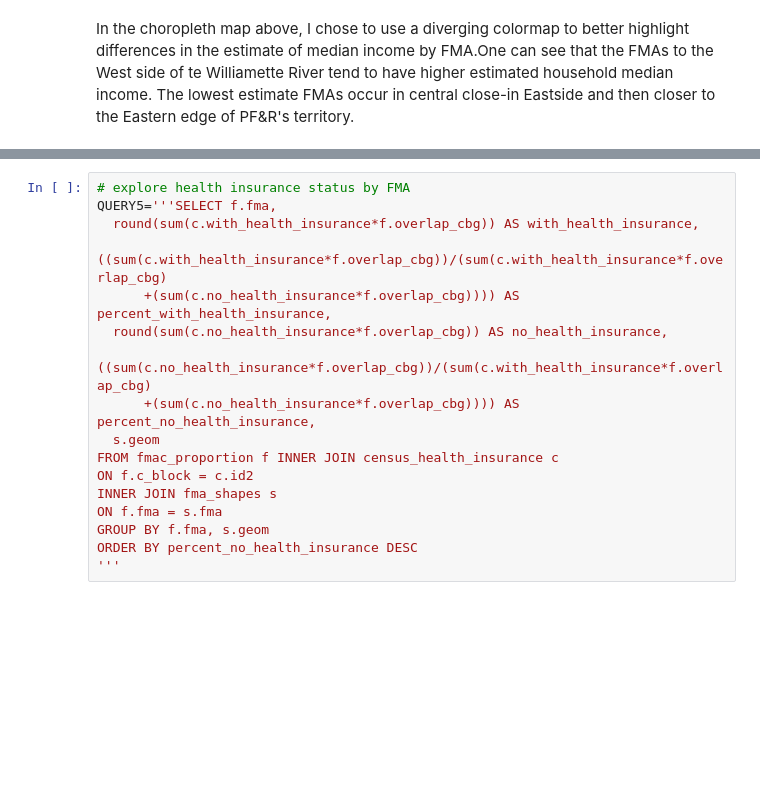
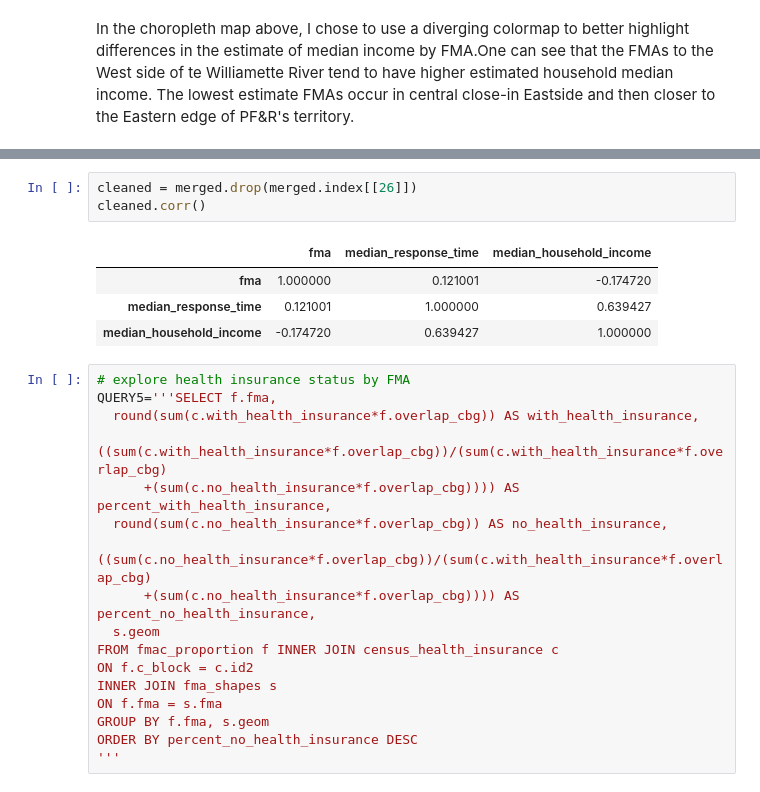
Before and after one commit to hackoregon/emergency-response, a Jupyter notebook: notebooks/census_eda_geo.ipynb, the cells around one changed output, grey strips where cells are left out. Cells and saved outputs as stored; diff of their text form; blank space fills up the shorter version.

```diff
--- a/notebooks/census_eda_geo.ipynb
+++ b/notebooks/census_eda_geo.ipynb
@@ -507,4 +527,12 @@ sns.lmplot('median_household_income', 'median_response_time',
 [figure]
+# %%
+cleaned = merged.drop(merged.index[[26]])
+cleaned.corr()
+# %% [output]
+|  | fma | median_response_time | median_household_income |
+| fma | 1.000000 | 0.121001 | -0.174720 |
+| median_response_time | 0.121001 | 1.000000 | 0.639427 |
+| median_household_income | -0.174720 | 0.639427 | 1.000000 |
 # %%
 # explore health insurance status by FMA
 QUERY5='''SELECT f.fma,
```
Also changed, not shown: parts of 8 cells of this notebook.
